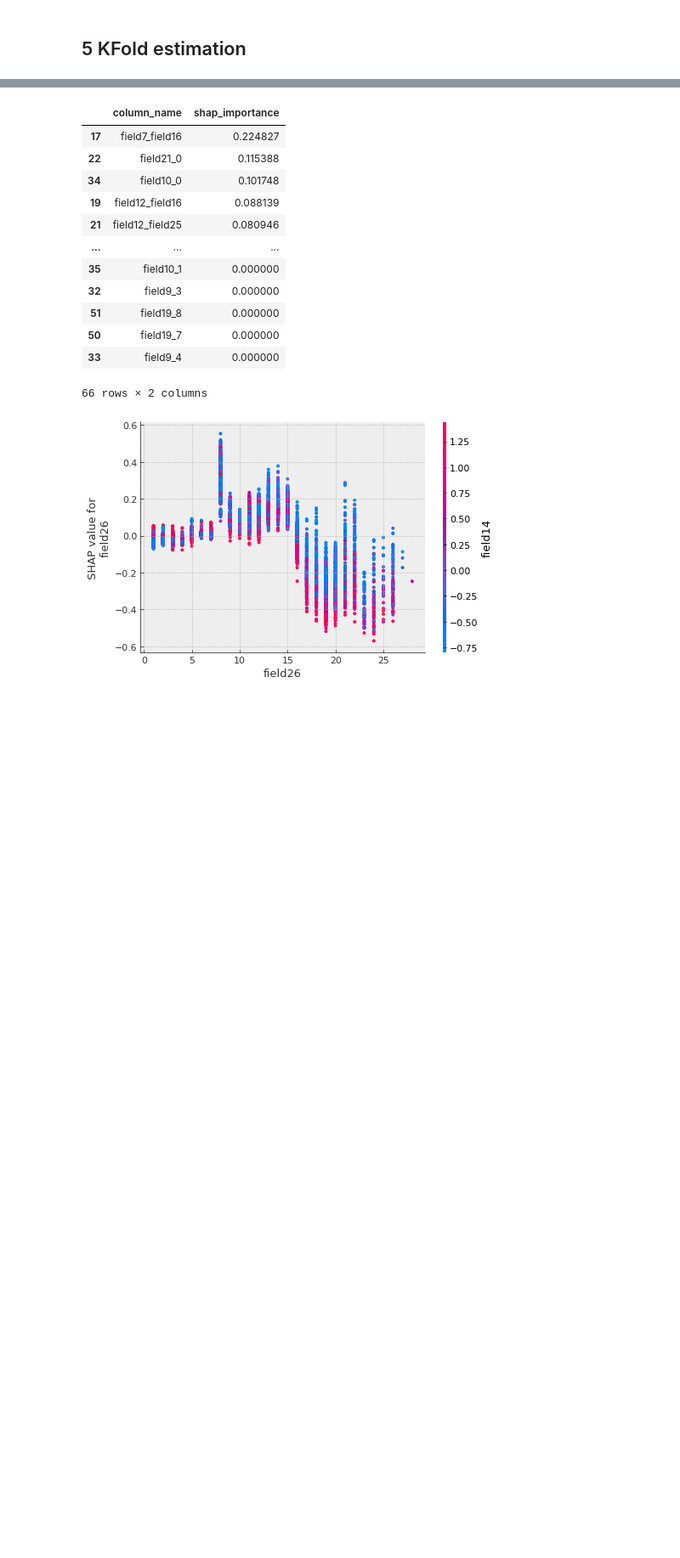
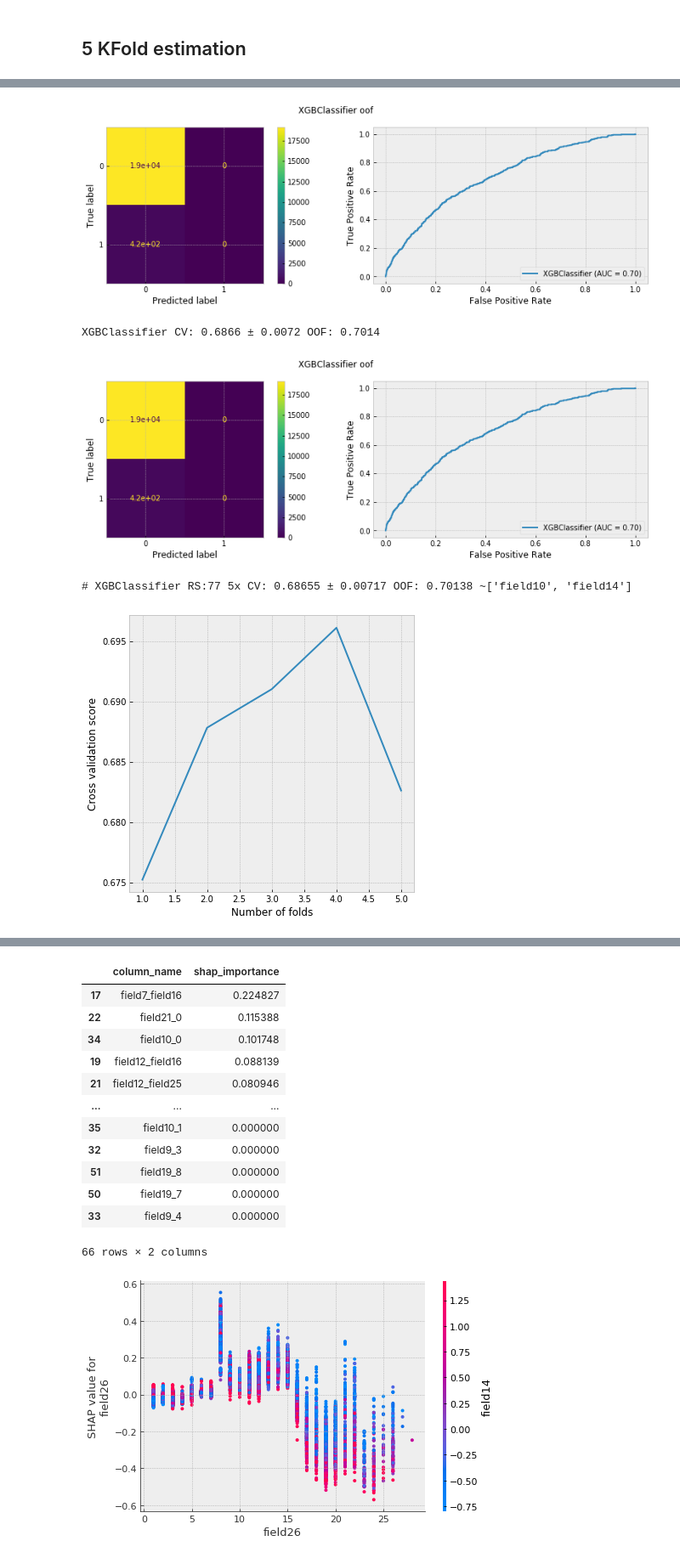
Before and after one commit to andygoosh/OneTwoTrip-Contest, a Jupyter notebook: workinprogress.ipynb, the cells around one changed output, grey strips where cells are left out. Shown at 85% size. Saved outputs shown, nothing was run; the diff lists cells and outputs as text; code cells hidden in the pictures; blank space fills up the shorter version.

```diff
--- a/workinprogress.ipynb
+++ b/workinprogress.ipynb
@@ -654,5 +654,19 @@ for name, class_ in estimators:
   #  model = estimate(X, y, class_());
   #except:
   #  pass
+# %%
+def prepare_data( data ):
+  X = data[FTS]
+  y = []
+
+  if TARGET in data.columns: y = data[TARGET].values.ravel()
+  #X = X.drop(['field5', 'field20'], axis=1)
+  #cols = ['field10', 'field14']
+  #cols = ['field5', 'field20', 'field18', 'field27', 'field29', 'field10', 'field13']
+  #cols = ['field5', 'field18', 'field20', 'field27', 'field29']
+  cols = ['field10', 'field14']
+  #cols = []
+
+  return X.drop(cols, axis=1), y
 # %% [markdown]
 ## Recursive Feature Elimination
@@ -832,26 +847,42 @@ Wall time: 1min 3s
 # %%
 # baseline: 0.6909 ± 0.0085.
 # XGBClassifier CV: 0.6885 ± 0.0078 OOF: 0.6852 - baseline
 # XGBClassifier CV: 0.6890 ± 0.0083 OOF: 0.6871 - ~['field5', 'field20']
 # XGBClassifier CV: 0.6884 ± 0.0090 OOF: 0.6878 - ~['field8', 'field10', 'field17']
 
 %%time
 X, y = prepare_data(df_train)
 
 
 try:
   if len(models) > 0:
     for m in models: del m
     models = []
 except:
   pass
 
 scores, models, neighbs, polies = fit_estimate(X, y,
         #lambda: skl.ensemble.BaggingClassifier(XGBClassifier(**get_best_params_xgbc()), n_estimators=10, random_state=RS, oob_score=True),
         lambda: XGBClassifier(**get_best_params_xgbc()),
-        n_folds=10, degree=0, n_neighbors=0) #, plot=True)
+        n_folds=5, degree=0, n_neighbors=0) #, plot=True)
 
 model = models[np.argmax(scores)]
 #neigh = neighbs[np.argmax(scores)]
 
+# estimate OOF
+oof = oof_estimate_plot(model)
+print(f'# {type(model).__name__} RS:{RS} {n_folds}x CV: {np.mean(scores):.5f} ± {np.std(scores):.5f} OOF: {oof:.5f} ~{[x for x in FTS if x not in X.columns]}')
+# plot CV scores
+plt.figure()
+plt.xlabel('Number of folds')
+plt.ylabel('Cross validation score')
+plt.plot(range(1, len(scores) + 1), scores)
+plt.show()
+
 del X
+# %% [output]
+[figure, added]
+XGBClassifier CV: 0.6866 ± 0.0072 OOF: 0.7014
+[figure, added]
+# XGBClassifier RS:77 5x CV: 0.68655 ± 0.00717 OOF: 0.70138 ~['field10', 'field14']
+[figure, added]
```
Also changed, not shown: parts of 11 cells of this notebook.
